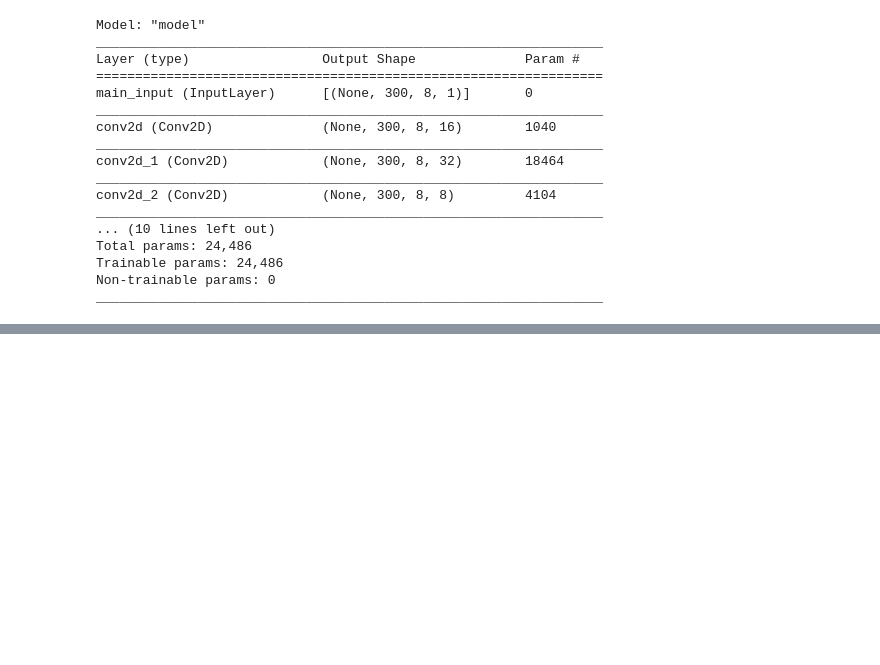
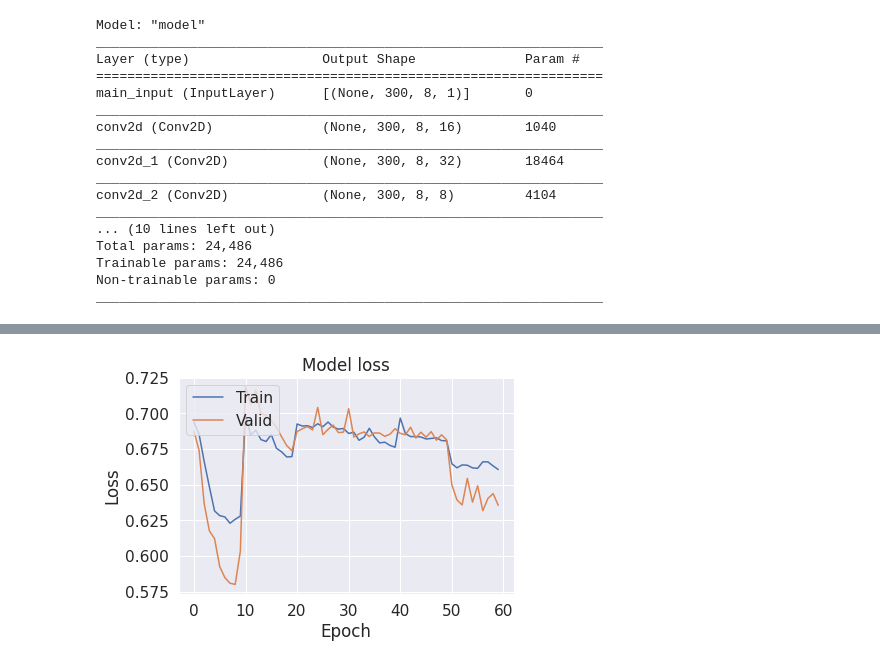
Before and after one commit to ahliminha/P300, a Jupyter notebook: P300.ipynb, the cells around one changed output, grey strips where cells are left out. Drawn from its saved outputs; the diff is of its cells as text; code cells hidden in the pictures; blank space fills up the shorter version.

```diff
--- a/P300.ipynb
+++ b/P300.ipynb
@@ -204,3 +199,17 @@ for file in files:
+# %%
+Loss = [trial for subject in loss for trial in subject]
+val_Loss = [trial for subject in val_loss for trial in subject]
+# %%
+# Plot test accuracy values
+plt.plot(Loss)
+plt.plot(val_Loss)
+plt.title('Model loss')
+plt.ylabel('Loss')
+plt.xlabel('Epoch')
+plt.legend(['Train', 'Valid'], loc='upper left')
+plt.show()
+# %% [output]
+[figure, added]
 # %%
 X, Y, Trials, Flash = prepare_data(test_file)
 X_clean, y_clean = clean_data(X, Y, Flash)
```
Also changed, not shown: parts of 10 cells of this notebook.
